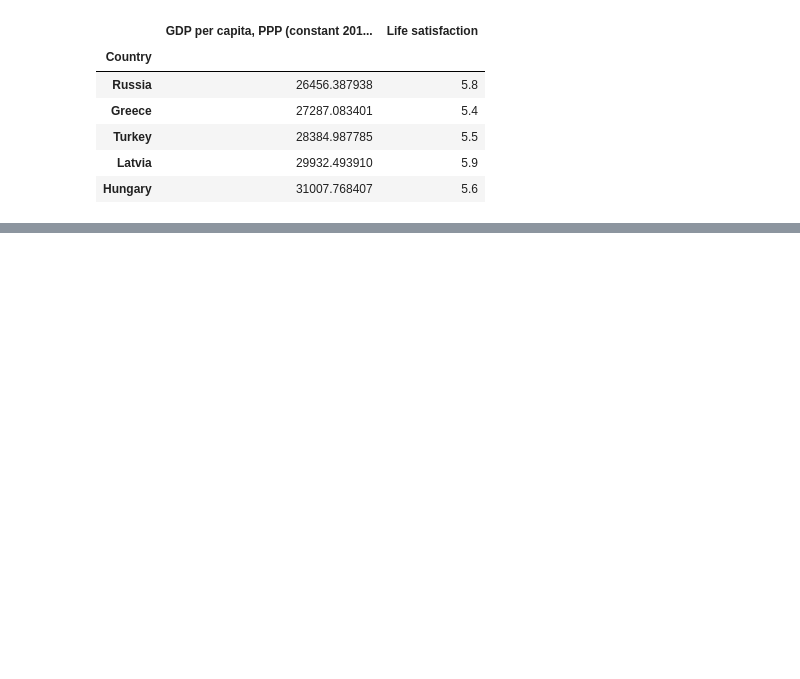
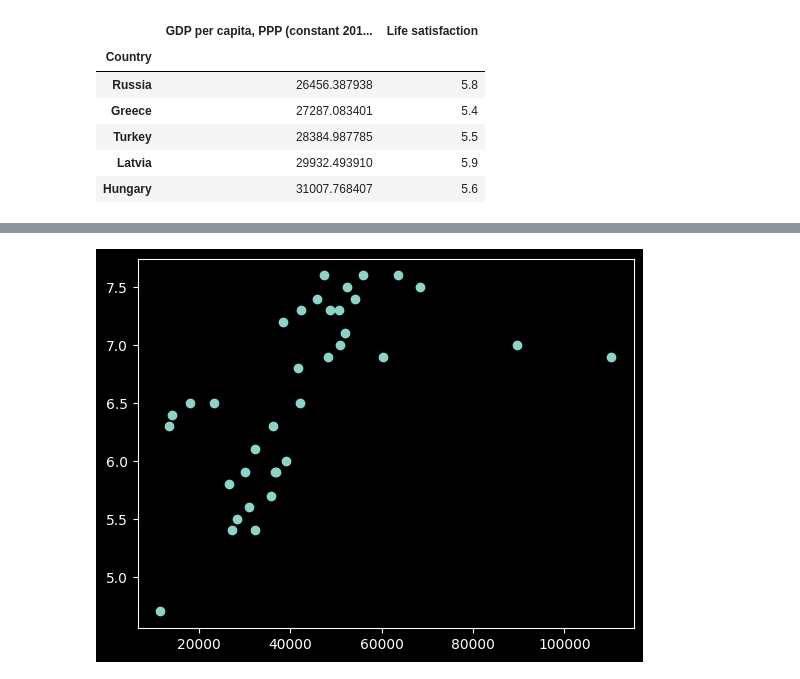
Before and after one commit to VDdotexe/PINNs_and_DL, a Jupyter notebook: 01_the machine_learning_landscape.ipynb, the cells around one changed output, grey strips where cells are left out. Saved outputs shown, nothing was run; the diff lists cells and outputs as text; code cells hidden in the pictures; blank space fills up the shorter version.

Commit message:
poly done

```diff
--- a/01_the machine_learning_landscape.ipynb
+++ b/01_the machine_learning_landscape.ipynb
@@ -176,0 +211,13 @@ position_text= {
+# %%
+plt.scatter(full_country_stats[gdppc_col], full_country_stats[lifesat_col])
+poly= preprocessing.PolynomialFeatures(degree= 10, include_bias= False)
+scaler= preprocessing.StandardScaler()
+lin_reg2= LinearRegression()
+
+pipeline_reg= pipeline.Pipeline([
+    ('poly', poly),
+    ('scal': scaler),
+    ('lin', lin_reg2)])
+pipeline_reg.fit(full_country_stats[gdppc_col], full_country_stats[lifesat_col])
+# %% [output]
+[figure, added]
```
Also changed, not shown: parts of 6 cells of this notebook, 1 other file.
